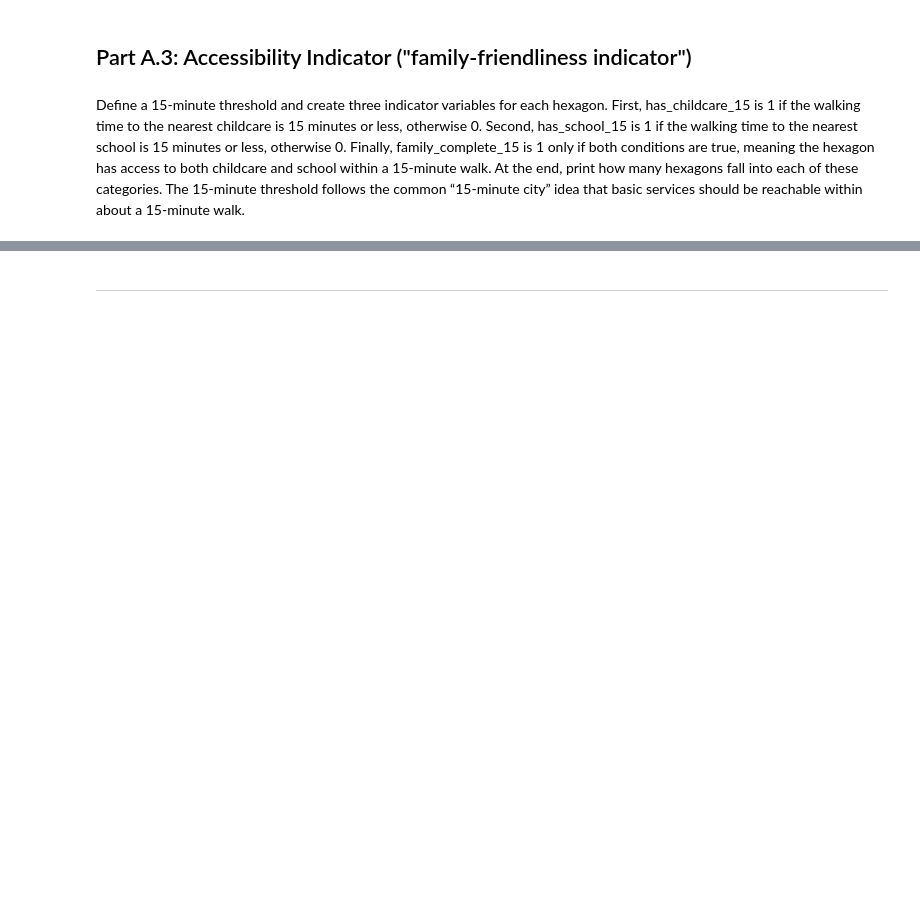
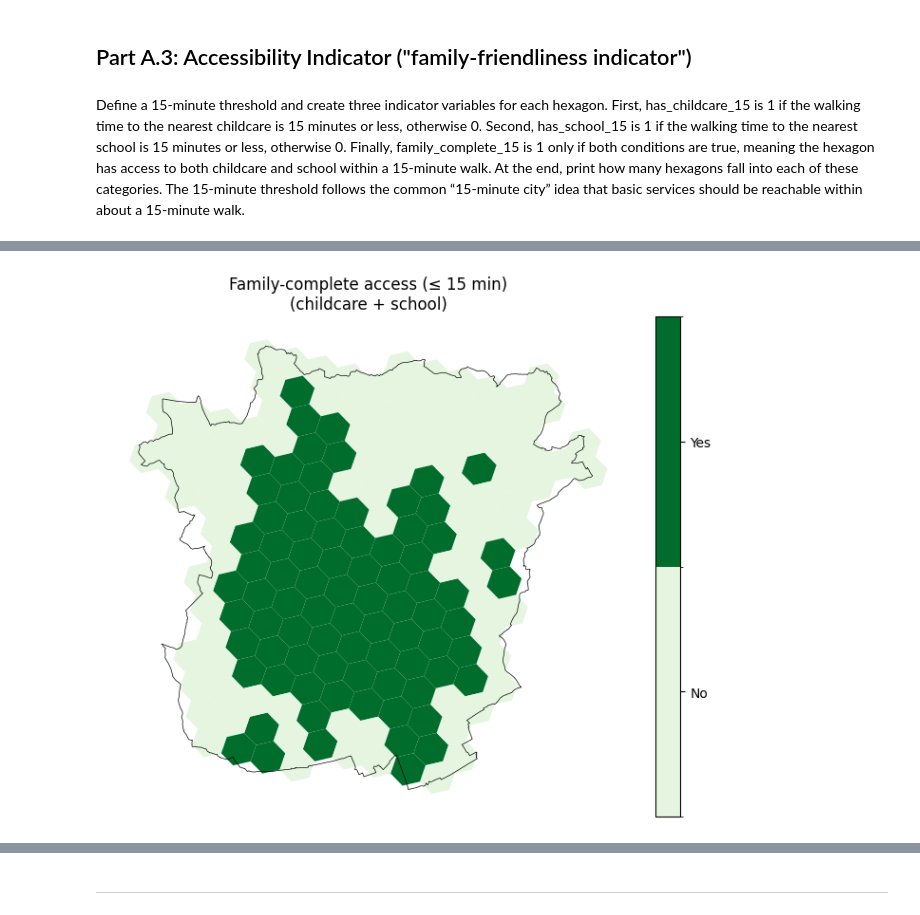
Before and after one commit to miriam-ee/GIS_FinalProject_Group2, a Jupyter notebook: group2_final.ipynb, the cells around one changed output, grey strips where cells are left out. Drawn from its saved outputs; the diff is of its cells as text; code cells hidden in the pictures; blank space fills up the shorter version.

Commit message:
Add visualisations for Graz

```diff
--- a/group2_final.ipynb
+++ b/group2_final.ipynb
@@ -635,7 +615,7 @@ def compute_min_travel_time(graph, source_nodes, weight_attr="travel_time_slope"
     return lengths_h
 
 
-time_to_kindergarten = compute_min_travel_time(G_slope, kindergarten_nodes, weight_attr="travel_time_slope")
+time_to_childcare = compute_min_travel_time(G_slope, childcare_nodes, weight_attr="travel_time_slope")
 time_to_school    = compute_min_travel_time(G_slope, school_nodes,    weight_attr="travel_time_slope")
 # %% [markdown]
 Each hexagon is linked to one network node through nearest_node. The helper function map_time_to_hex looks up the travel time for that node in the time dictionaries and returns it. Applying this function creates two new columns in the hexagon GeoDataFrame: travel time to the nearest childcare and to the nearest school, both in hours. Finally, convert these hours into minutes and store them in t_childcare_min and t_school_min, which are easier to interpret.
@@ -645,16 +625,16 @@ def map_time_to_hex(row, time_dict):
     node_id = row["nearest_node"]
     return time_dict.get(node_id, np.nan)
 
-gdf_hexagons_graz["t_kindergarten_h"] = gdf_hexagons_graz.apply(
-    lambda row: map_time_to_hex(row, time_to_kindergarten), axis=1
+gdf_hexagons_graz["t_childcare_h"] = gdf_hexagons_graz.apply(
+    lambda row: map_time_to_hex(row, time_to_childcare), axis=1
 )
 gdf_hexagons_graz["t_school_h"] = gdf_hexagons_graz.apply(
     lambda row: map_time_to_hex(row, time_to_school), axis=1
 )
 
 # HOURS -> MINUTES
-gdf_hexagons_graz["t_kindergarten_min"] = gdf_hexagons_graz["t_kindergarten_h"] * 60.0
+gdf_hexagons_graz["t_childcare_min"] = gdf_hexagons_graz["t_childcare_h"] * 60.0
 gdf_hexagons_graz["t_school_min"]    = gdf_hexagons_graz["t_school_h"]    * 60.0
 
-print(gdf_hexagons_graz[["t_kindergarten_h", "t_kindergarten_min"]].describe())
+print(gdf_hexagons_graz[["t_childcare_h", "t_childcare_min"]].describe())
 # %% [output]
@@ -676,8 +656,8 @@ Define a 15‑minute threshold and create three indicator variables for each hex
 # Family-friendliness indicators per hexagon (15-minute threshold)
 threshold_min = 15  # minutes
 
-gdf_hexagons_graz["has_kindergarten_15"] = (
-    gdf_hexagons_graz["t_kindergarten_min"] <= threshold_min
+gdf_hexagons_graz["has_childcare_15"] = (
+    gdf_hexagons_graz["t_childcare_min"] <= threshold_min
 ).astype(int)
 
 gdf_hexagons_graz["has_school_15"] = (
@@ -685,9 +665,9 @@ gdf_hexagons_graz["has_school_15"] = (
 ).astype(int)
 
 gdf_hexagons_graz["family_complete_15"] = (
-    (gdf_hexagons_graz["has_kindergarten_15"] == 1) &
+    (gdf_hexagons_graz["has_childcare_15"] == 1) &
     (gdf_hexagons_graz["has_school_15"] == 1)
 ).astype(int)
 
-print(gdf_hexagons_graz[["has_kindergarten_15", "has_school_15", "family_complete_15"]].sum())
+print(gdf_hexagons_graz[["has_childcare_15", "has_school_15", "family_complete_15"]].sum())
 # %% [output]
@@ -737,0 +713,35 @@ plt.show()
+# %%
+# Nur eine Achse statt (1, 2)
+fig, ax = plt.subplots(1, 1, figsize=(7, 6))
+
+# ---------- Binary Plot ----------
+cmap_binary = ListedColormap(["#e5f5e0", "#006d2c"])
+norm_binary = BoundaryNorm([-0.5, 0.5, 1.5], cmap_binary.N)
+
+gdf_hexagons_graz.plot(
+    column="family_complete_15",
+    ax=ax,
+    cmap=cmap_binary,
+    norm=norm_binary,
+    edgecolor="none",
+    legend=False
+)
+
+# Boundary
+gdf_graz.boundary.plot(ax=ax, color="black", linewidth=0.5)
+
+# Titel & Layout
+ax.set_title("Family-complete access (≤ 15 min)\n(childcare + school)")
+ax.set_axis_off()
+
+# Colorbar (No / Yes)
+sm = mpl.cm.ScalarMappable(norm=norm_binary, cmap=cmap_binary)
+sm.set_array([])
+cbar = fig.colorbar(sm, ax=ax, fraction=0.046, pad=0.04)
+cbar.set_ticks([0, 1])
+cbar.set_ticklabels(["No", "Yes"])
+
+plt.tight_layout()
+plt.show()
+# %% [output]
+[figure, added]
```
Also changed, not shown: parts of 33 cells of this notebook, 2 other files.
